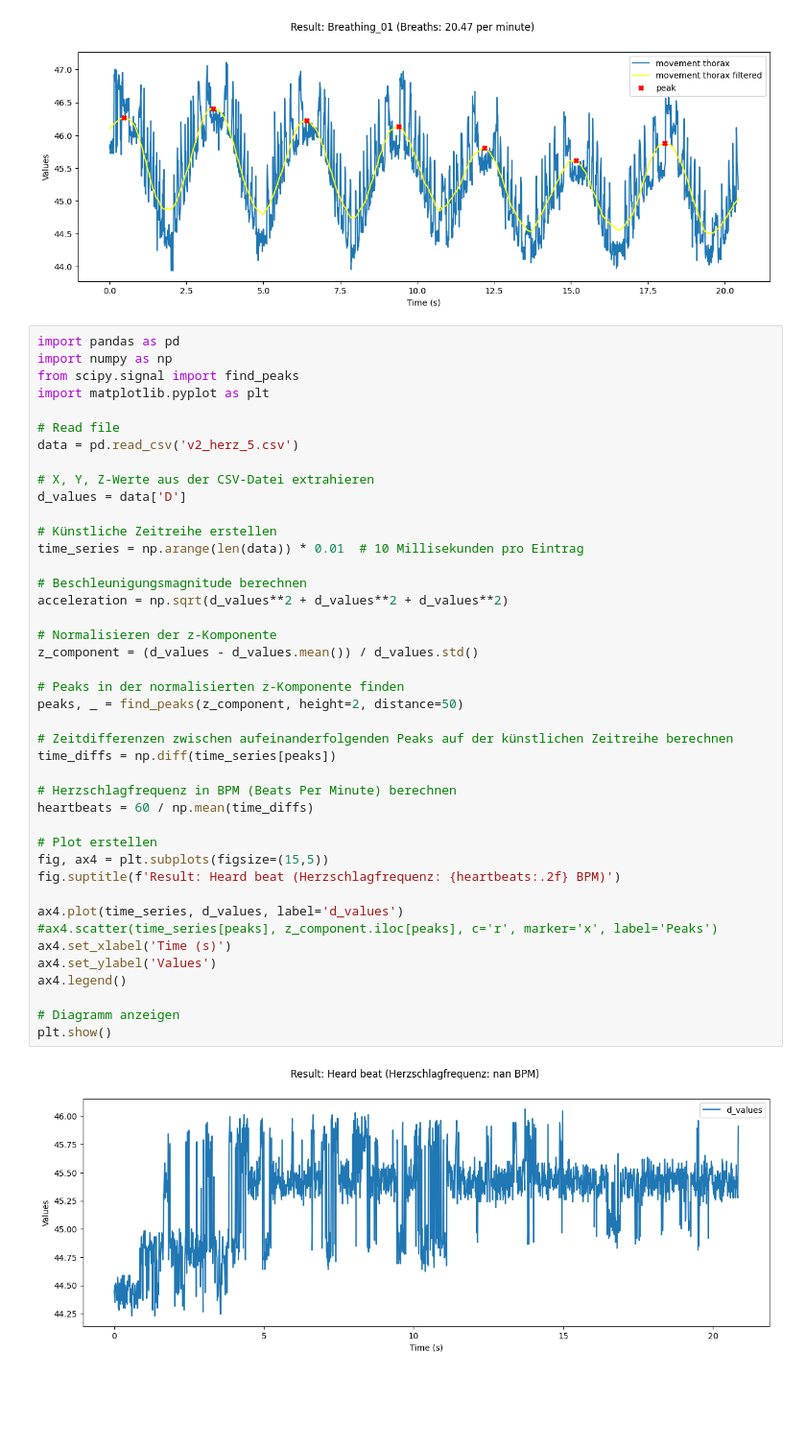
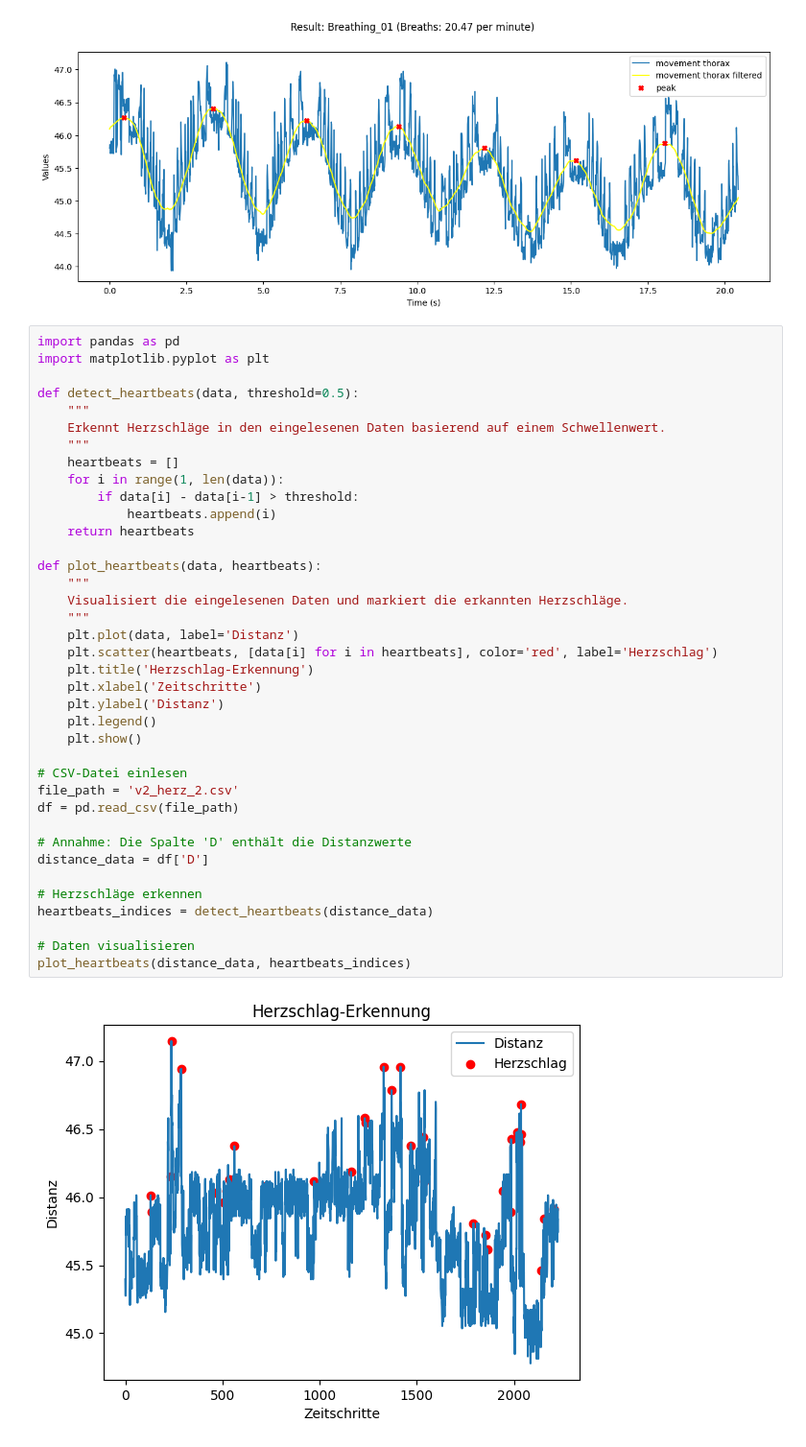
Before and after one commit to JanBoesch/MobileHealthSensing, a Jupyter notebook: V2_Ultraschall/Ultraschall.ipynb, the cells around one changed output. Shown at 96% size. Cells and saved outputs as stored; diff of their text form; blank space fills up the shorter version.

```diff
--- a/V2_Ultraschall/Ultraschall.ipynb
+++ b/V2_Ultraschall/Ultraschall.ipynb
@@ -41,45 +41,41 @@ plt.show()
 [figure]
 # %%
 import pandas as pd
-import numpy as np
-from scipy.signal import find_peaks
 import matplotlib.pyplot as plt
 
-# Read file
-data = pd.read_csv('v2_herz_5.csv')
+def detect_heartbeats(data, threshold=0.5):
+    """
+    Erkennt Herzschläge in den eingelesenen Daten basierend auf einem Schwellenwert.
+    """
+    heartbeats = []
+    for i in range(1, len(data)):
+        if data[i] - data[i-1] > threshold:
+            heartbeats.append(i)
+    return heartbeats
 
-# X, Y, Z-Werte aus der CSV-Datei extrahieren
-d_values = data['D']
+def plot_heartbeats(data, heartbeats):
+    """
+    Visualisiert die eingelesenen Daten und markiert die erkannten Herzschläge.
+    """
+    plt.plot(data, label='Distanz')
+    plt.scatter(heartbeats, [data[i] for i in heartbeats], color='red', label='Herzschlag')
+    plt.title('Herzschlag-Erkennung')
+    plt.xlabel('Zeitschritte')
+    plt.ylabel('Distanz')
+    plt.legend()
+    plt.show()
 
-# Künstliche Zeitreihe erstellen
-time_series = np.arange(len(data)) * 0.01  # 10 Millisekunden pro Eintrag
+# CSV-Datei einlesen
+file_path = 'v2_herz_2.csv'
+df = pd.read_csv(file_path)
 
-# Beschleunigungsmagnitude berechnen
-acceleration = np.sqrt(d_values**2 + d_values**2 + d_values**2)
+# Annahme: Die Spalte 'D' enthält die Distanzwerte
+distance_data = df['D']
 
-# Normalisieren der z-Komponente
-z_component = (d_values - d_values.mean()) / d_values.std()
+# Herzschläge erkennen
+heartbeats_indices = detect_heartbeats(distance_data)
 
-# Peaks in der normalisierten z-Komponente finden
-peaks, _ = find_peaks(z_component, height=2, distance=50)
-
-# Zeitdifferenzen zwischen aufeinanderfolgenden Peaks auf der künstlichen Zeitreihe berechnen
-time_diffs = np.diff(time_series[peaks])
-
-# Herzschlagfrequenz in BPM (Beats Per Minute) berechnen
-heartbeats = 60 / np.mean(time_diffs)
-
-# Plot erstellen
-fig, ax4 = plt.subplots(figsize=(15,5))
-fig.suptitle(f'Result: Heard beat (Herzschlagfrequenz: {heartbeats:.2f} BPM)')
-
-ax4.plot(time_series, d_values, label='d_values')
-#ax4.scatter(time_series[peaks], z_component.iloc[peaks], c='r', marker='x', label='Peaks')
-ax4.set_xlabel('Time (s)')
-ax4.set_ylabel('Values')
-ax4.legend()
-
-# Diagramm anzeigen
-plt.show()
+# Daten visualisieren
+plot_heartbeats(distance_data, heartbeats_indices)
 # %% [output]
-[figure, old version]
+[figure, new version]
```
Also changed, not shown: 3 other files.
